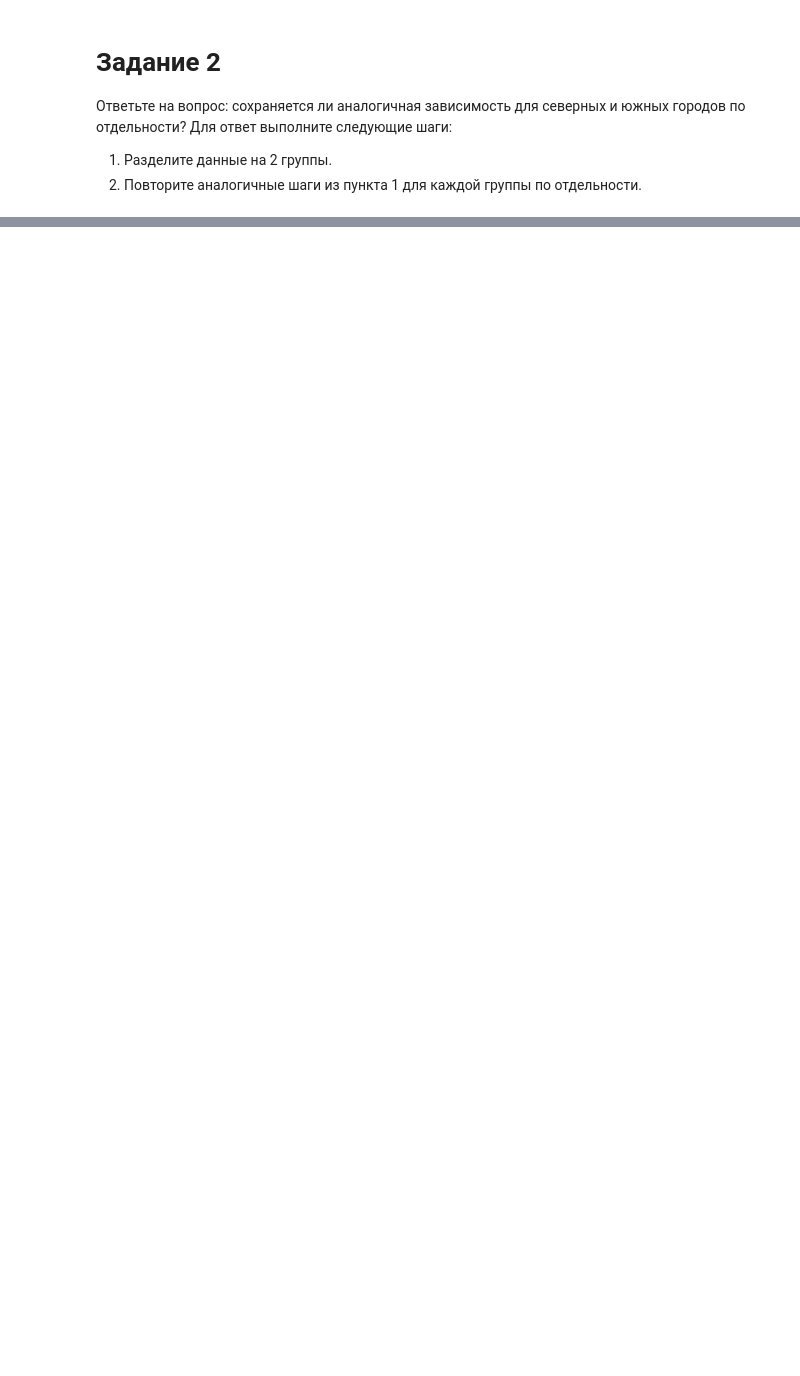
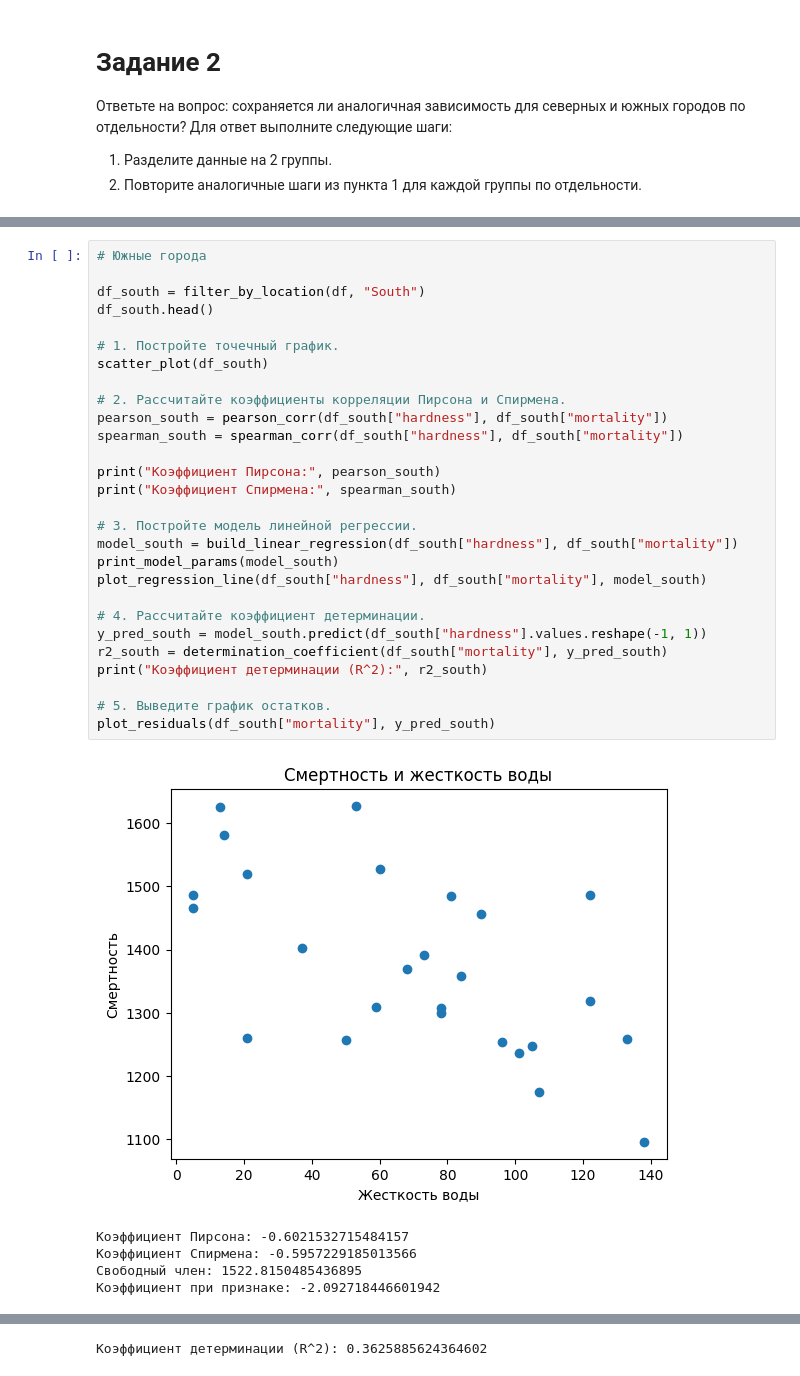
Before and after one commit to vasiliykireev/study-python, a Jupyter notebook: task-10/task-10.ipynb, the cells around one changed output, grey strips where cells are left out. Drawn from its saved outputs; the diff is of its cells as text; blank space fills up the shorter version.

```diff
--- a/task-10/task-10.ipynb
+++ b/task-10/task-10.ipynb
@@ -239,0 +290,34 @@ plot_residuals(df["mortality"], y_pred)
+# %%
+# Южные города
+
+df_south = filter_by_location(df, "South")
+df_south.head()
+
+# 1. Постройте точечный график.
+scatter_plot(df_south)
+
+# 2. Рассчитайте коэффициенты корреляции Пирсона и Спирмена.
+pearson_south = pearson_corr(df_south["hardness"], df_south["mortality"])
+spearman_south = spearman_corr(df_south["hardness"], df_south["mortality"])
+
+print("Коэффициент Пирсона:", pearson_south)
+print("Коэффициент Спирмена:", spearman_south)
+
+# 3. Постройте модель линейной регрессии.
+model_south = build_linear_regression(df_south["hardness"], df_south["mortality"])
+print_model_params(model_south)
+plot_regression_line(df_south["hardness"], df_south["mortality"], model_south)
+
+# 4. Рассчитайте коэффициент детерминации.
+y_pred_south = model_south.predict(df_south["hardness"].values.reshape(-1, 1))
+r2_south = determination_coefficient(df_south["mortality"], y_pred_south)
+print("Коэффициент детерминации (R^2):", r2_south)
+
+# 5. Выведите график остатков.
+plot_residuals(df_south["mortality"], y_pred_south)
+# %% [output]
+[figure, added]
+Коэффициент Пирсона: -0.6021532715484157
+Коэффициент Спирмена: -0.5957229185013566
+Свободный член: 1522.8150485436895
+Коэффициент при признаке: -2.092718446601942
@@ -239,0 +325 @@ plot_residuals(df["mortality"], y_pred)
+Коэффициент детерминации (R^2): 0.3625885624364602
```
Also changed, not shown: parts of 9 cells of this notebook.
